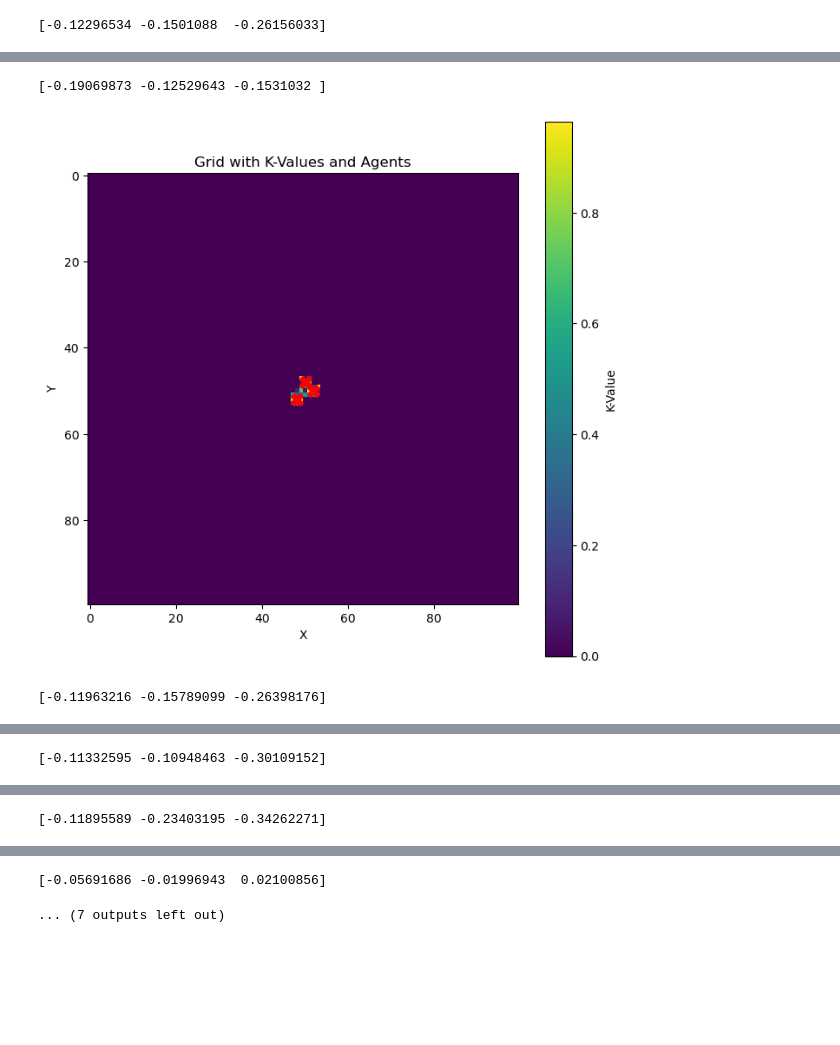
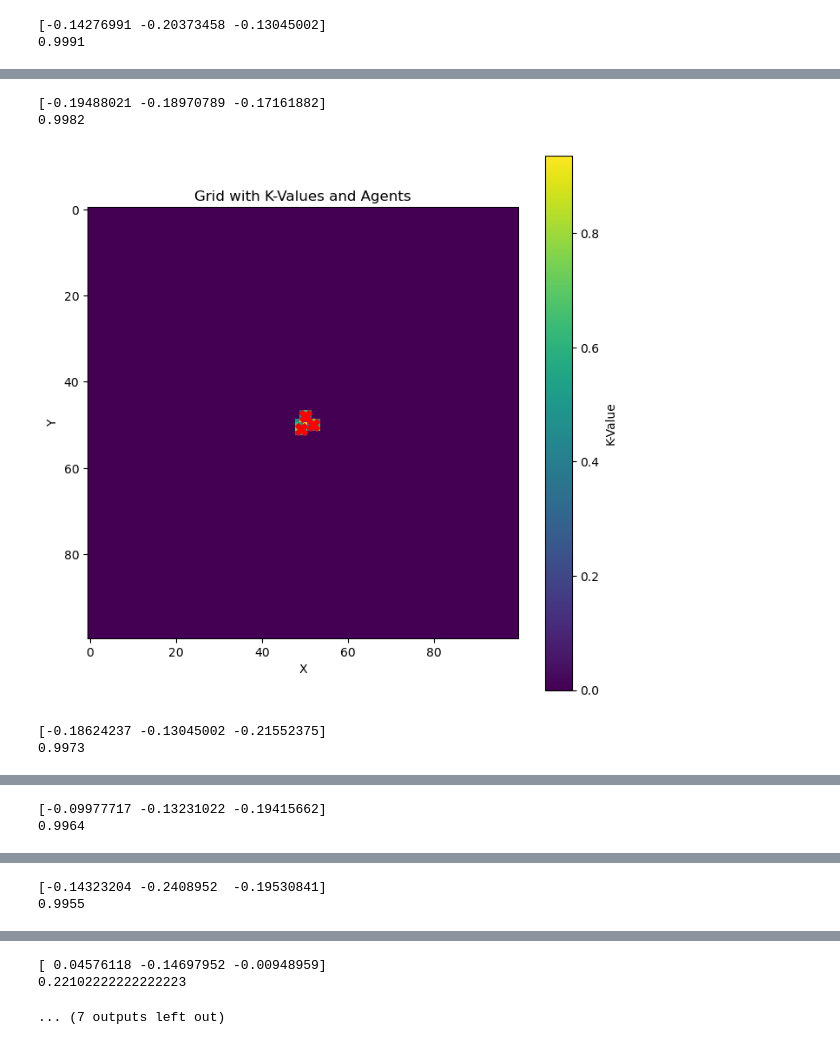
Before and after one commit to george-yuanji-wang/GAN-TAT-AD, a Jupyter notebook: Model development/Environment setup/Environment Setup.ipynb, the cells around one changed output, grey strips where cells are left out. Saved outputs shown, nothing was run; the diff lists cells and outputs as text; code cells hidden in the pictures; blank space fills up the shorter version.

Commit message:
reward: exploration

```diff
--- a/Model development/Environment setup/Environment Setup.ipynb
+++ b/Model development/Environment setup/Environment Setup.ipynb
@@ -19,7 +19,7 @@ class SearchAreaEnvironment:
         self.agents_pos = np.array(agents_start_positions, copy=True) #vector of 1x2 containing information of the position of the agents
         self.agents_count = agents_start_positions.shape[0] #amount of agents
         self.path_matrices = np.array([[[0,0] for _ in range(self.unit_vector_count)] for _ in range(self.agents_count)]) #path matrices for each agent
-
+        self.last_dKVM = None
 
 
 
@@ -131,7 +131,9 @@ class SearchAreaEnvironment:
 
 
 
-    def get_dKVM(self): #update dKVM
+    def get_dKVM(self): #update dKVM and last dKVM
+
+        self.last_dKVM = np.array(self.dKVM, copy=True)
 
         for i in range(self.agents_count):
 
@@ -177,7 +179,20 @@ class SearchAreaEnvironment:
         return np.array(difference_k_array)
 
 
+    def explored_area(self):
 
+        explored_now = np.count_nonzero(self.dKVM)
+        explored_before = np.count_nonzero(self.last_dKVM)
+        total_count = self.width * self.height
+
+        exploration_change = (explored_now - explored_before) / ((self.p*2 + 1)*self.agents_count)
+        exploration_ratio = explored_before / total_count
+
+        unexplored_ratio = 1 - exploration_ratio
+
+        reward = exploration_change * unexplored_ratio
+
+        return reward
 
 
 
@@ -219,8 +234,8 @@ env.get_dKVM()
 
 move = np.array(
     [[[-1, 0], [-1, 0], [-1, 0], [-1, 0], [-1, 0], [1, 0], [1, 0], [1, 0]],
-     [[0, 1], [0, 1], [0, 1], [0, 1], [1, 1], [-1, -1], [0, -1], [0, -1]],
-     [[1, -1], [1, -1], [1, -1], [1, -1], [1, -1], [-1, 1], [-1, 1], [-1, 1]]]
+     [[0, 1], [0, 1], [0, 1], [0, 1], [1, 0], [0, -1], [0, -1], [0, -1]],
+     [[0, -1], [1, 0], [0, -1], [1, 0], [0, -1], [-1, 0], [-1, 0], [-1, 0]]]
 )
 
 env.new_path_matrices_update(move)
@@ -233,7 +248,10 @@ for i in range(9):
 
     env.get_dKVM()
 
+    print(env.explored_area())
+
     env.plot_grid_with_agents_dKVM()
 # %% [output]
 [figure]
-[-0.12296534 -0.1501088  -0.26156033]
+[-0.14276991 -0.20373458 -0.13045002]
+0.9991
@@ -241,3 +259,5 @@ for i in range(9):
-[-0.19069873 -0.12529643 -0.1531032 ]
+[-0.19488021 -0.18970789 -0.17161882]
+0.9982
-[figure, old version]
+[figure, new version]
-[-0.11963216 -0.15789099 -0.26398176]
+[-0.18624237 -0.13045002 -0.21552375]
+0.9973
@@ -245 +265,2 @@ for i in range(9):
-[-0.11332595 -0.10948463 -0.30109152]
+[-0.09977717 -0.13231022 -0.19415662]
+0.9964
@@ -247 +268,2 @@ for i in range(9):
-[-0.11895589 -0.23403195 -0.34262271]
+[-0.14323204 -0.2408952  -0.19530841]
+0.9955
@@ -249,4 +271,5 @@ for i in range(9):
-[-0.05691686 -0.01996943  0.02100856]
+[ 0.04576118 -0.14697952 -0.00948959]
+0.22102222222222223
 ... (7 outputs left out)
 # %%
 '''get_dKVM -> agents_pos -> neural network (input, dKVM, self.path_matricies, agents_pos ) ->
```
Also changed, not shown: parts of 2 cells of this notebook.
